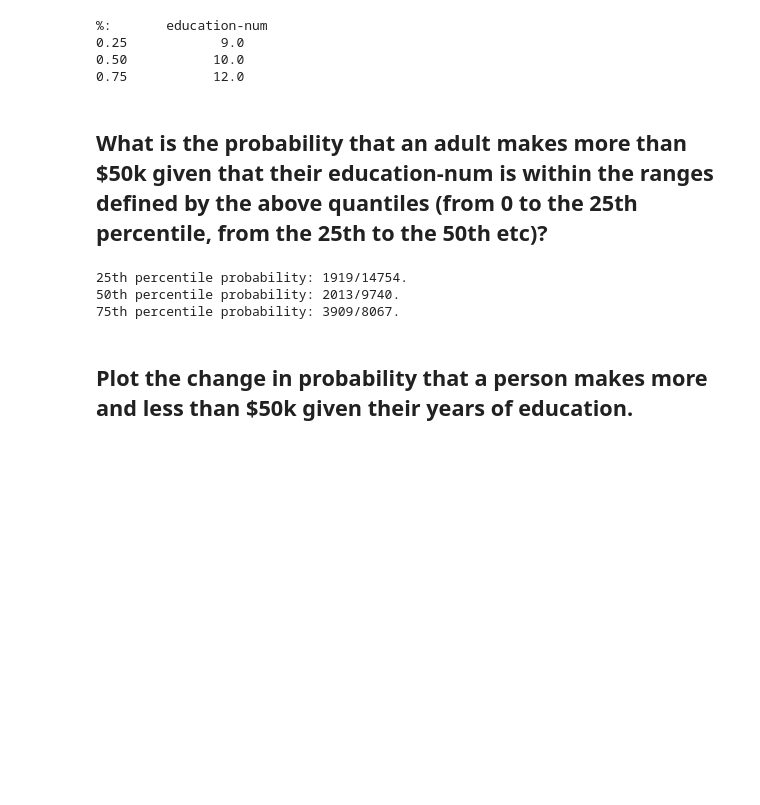
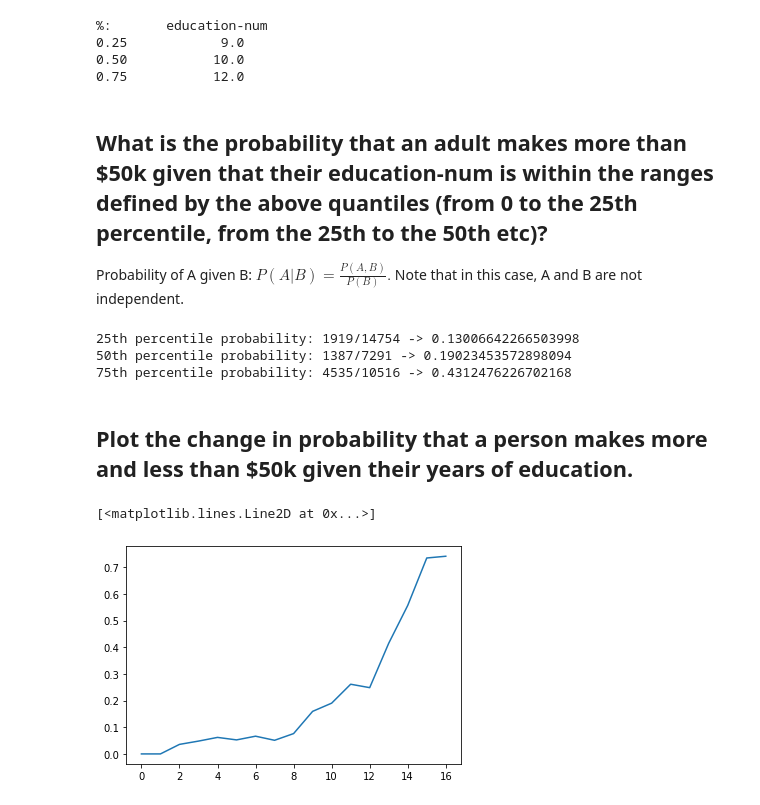
Before and after one commit to jventura1738/COSC311, a Jupyter notebook: LABS/LAB4/LAB4.ipynb, the cells around one changed output. Drawn from its saved outputs; the diff is of its cells as text; code cells hidden in the pictures; blank space fills up the shorter version.

```diff
--- a/LABS/LAB4/LAB4.ipynb
+++ b/LABS/LAB4/LAB4.ipynb
@@ -52,13 +52,15 @@ print(f"%: {edu.quantile([.25, .5, .75])}")
 0.75           12.0
 # %% [markdown]
 ## What is the probability that an adult makes more than $50k given that their education-num is within the ranges defined by the above quantiles (from 0 to the 25th percentile, from the 25th to the 50th etc)?
+
+Probability of A given B: $ P(A | B) = \frac{P(A, B)}{P(B)}.$  Note that in this case, A and B are not independent.
 # %%
 edu_income = a_frame[['education-num', 'income']]
-edu_inc_list = edu_income.to_numpy()
+edu_inc_f_arr = edu_income.to_numpy()
 
 # 25th percentile
-low_total = 0
-low_upper = 0
+low_total = 0 # P(B)
+low_upper = 0 # P(A, B)
 # 50th percentile
 mid_total = 0
 mid_upper = 0
@@ -66,12 +68,13 @@ mid_upper = 0
 hi_total = 0
 hi_upper = 0
 
-for elem in edu_inc_list:
+# Elem 0 is edu-num, Elem 1 is income
+for elem in edu_inc_f_arr:
     if elem[0] >= 0 and elem[0] <= 9:
         low_total += 1
         if elem[1] == '>50K':
             low_upper += 1
-    elif elem[0] > 9 and elem[0] <= 12:
+    elif elem[0] > 9 and elem[0] <= 10:
         mid_total += 1
         if elem[1] == '>50K':
             mid_upper += 1
@@ -80,12 +83,34 @@ for elem in edu_inc_list:
         if elem[1] == '>50K':
             hi_upper += 1
 
-print(f'25th percentile probability: {low_upper}/{low_total}.')
-print(f'50th percentile probability: {mid_upper}/{mid_total}.')
-print(f'75th percentile probability: {hi_upper }/{hi_total }.')
+print(f'25th percentile probability: {low_upper}/{low_total} -> {low_upper/low_total}')
+print(f'50th percentile probability: {mid_upper}/{mid_total} -> {mid_upper/mid_total}')
+print(f'75th percentile probability: {hi_upper }/{hi_total } -> {hi_upper /hi_total }')
 # %% [output]
-25th percentile probability: 1919/14754.
-50th percentile probability: 2013/9740.
-75th percentile probability: 3909/8067.
+25th percentile probability: 1919/14754 -> 0.13006642266503998
+50th percentile probability: 1387/7291 -> 0.19023453572898094
+75th percentile probability: 4535/10516 -> 0.4312476226702168
 # %% [markdown]
 ## Plot the change in probability that a person makes more and less than $50k given their years of education.
+# %%
+# Create this will be used to track each the number of people
+# who make over $50K based off of their education years.
+# COLS: represents # of people with that education-num.
+# ROWS: 1st row for those who make over $50K
+#       2nd row for total who are under that education-num
+edu_num_arr = np.zeros((2, 17), dtype=int)
+t = np.linspace(0, 16, num=17, endpoint=True)
+
+for elem in edu_inc_f_arr:
+    edu_num_arr[(1, elem[0])] += 1
+    if elem[1] == '>50K':
+        edu_num_arr[(0, elem[0])] += 1
+
+y = np.array([n / d for n, d in zip(edu_num_arr[0], edu_num_arr[1])])
+y[0] = 0 # fixes divide by 0
+
+#print(edu_num_arr)
+plt.plot(t, y)
+# %% [output]
+[<matplotlib.lines.Line2D at 0x...>]
+[figure, added]
```
Also changed, not shown: parts of 1 cell of this notebook.
